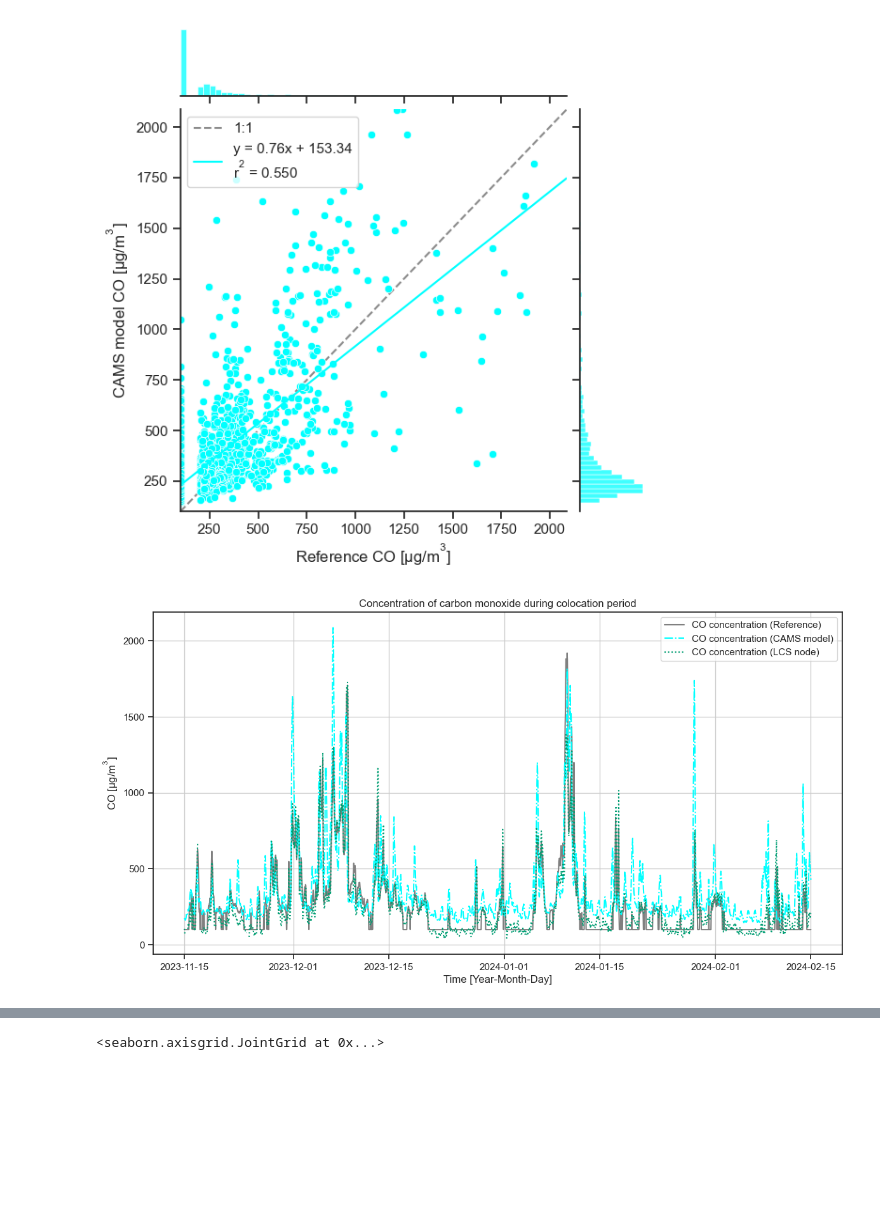
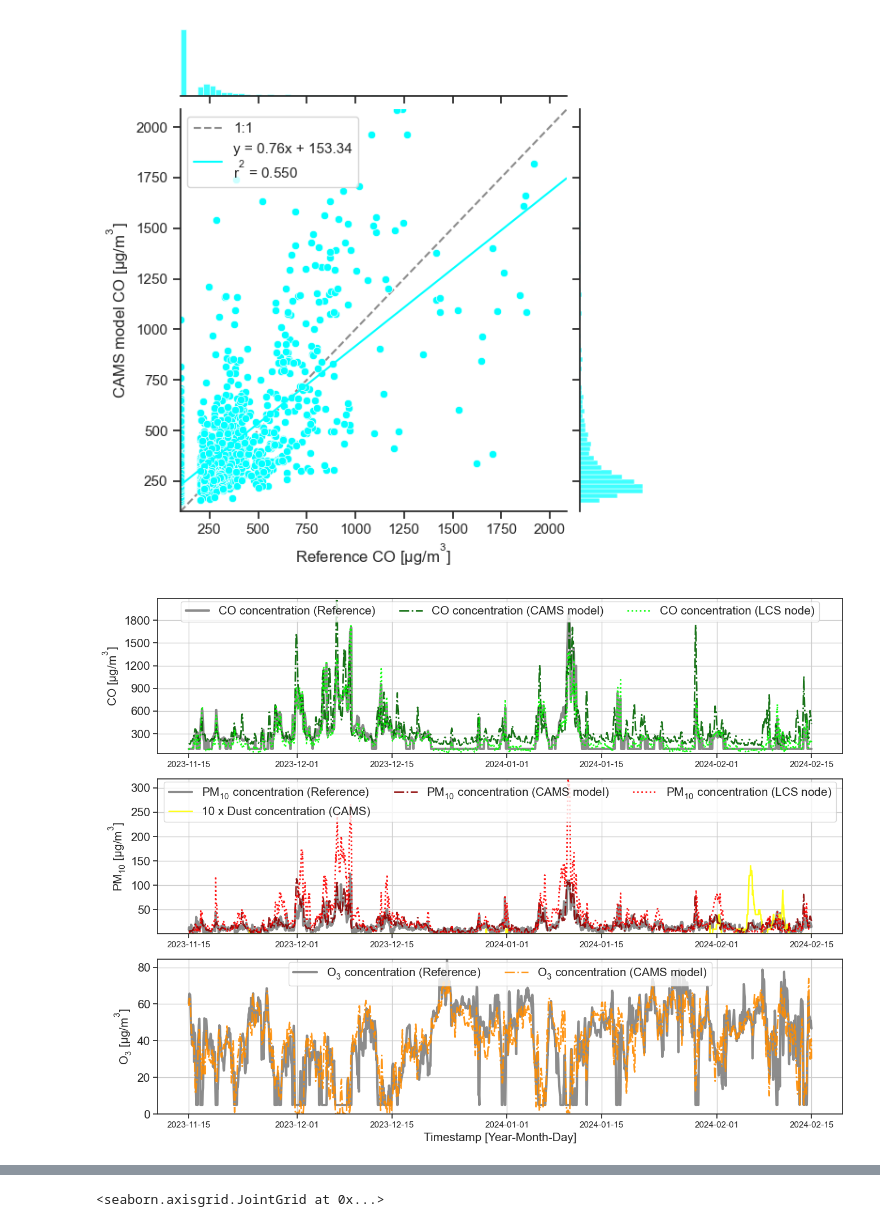
Before and after one commit to vn-hub/koloka, a Jupyter notebook: Eval1&2_winter.ipynb, the cells around one changed output, grey strips where cells are left out. Cells and saved outputs as stored; diff of their text form; code cells hidden in the pictures; blank space fills up the shorter version.

Commit message:
Data in subplots
Postprocessing of timeseries data into print-ready subplot

```diff
--- a/Eval1&2_winter.ipynb
+++ b/Eval1&2_winter.ipynb
@@ -373,19 +373,63 @@ co.set_axis_labels(xlabel="Reference $CO$ [$µg/m^{3}$]", ylabel="CAMS model $CO
 # %% [output]
 <seaborn.axisgrid.JointGrid at 0x...>
 [figure]
-# %%
-# Plotting
-plt.figure(figsize=(14, 7))
-
-plt.plot(df['GMT'], df['CO [ug/m3]'],  color="grey",label='CO concentration (Reference)')
-plt.plot(df['GMT'], df['carbon_monoxide (μg/m³)'], color="cyan", linestyle="dashdot", label='CO concentration (CAMS model)')
-plt.plot(df['GMT'], df['CO'], color="g", linestyle="dotted", label='CO concentration (LCS node)')
-
-plt.title('Concentration of carbon monoxide during colocation period')
-plt.xlabel('Time [Year-Month-Day]')
-plt.ylabel('CO [$µg/m^3$]')
-plt.legend()
-plt.grid(True)
-plt.show()
-# %% [output]
-[figure, removed]
+# %%
+import matplotlib.ticker as ticker
+import matplotlib.pyplot as plt
+
+# Create a figure and a set of subplots with adjusted height
+fig, axs = plt.subplots(3, 1, figsize=(14, 10))  # 4 rows, 1 column, reduced height
+
+# Define the y-axis limits for CO
+y_min = min(df['CO [ug/m3]'].min(), df['carbon_monoxide (μg/m³)'].min(), df['CO'].min())
+y_max = max(df['CO [ug/m3]'].max(), df['carbon_monoxide (μg/m³)'].max(), df['CO'].max())
+
+# First subplot
+axs[0].plot(df['GMT'], df['CO [ug/m3]'], color="grey", linestyle="solid", linewidth=3, alpha=0.9, label='CO concentration (Reference)')
+axs[0].plot(df['GMT'], df['carbon_monoxide (μg/m³)'], color="darkgreen", linestyle="dashdot", linewidth=2, alpha=0.9, label='CO concentration (CAMS model)')
+axs[0].plot(df['GMT'], df['CO'], color="lime", linestyle="dotted", linewidth=2, alpha=0.9,  label='CO concentration (LCS node)')
+axs[0].set_ylabel('CO [$µg/m^3$]', fontsize=15)
+axs[0].grid(True)
+axs[0].set_ylim(y_min, y_max)
+axs[0].yaxis.set_major_locator(ticker.MultipleLocator(300))  # Adjust interval as needed
+axs[0].tick_params(axis='y', labelsize=15)
+axs[0].legend(loc='upper center', bbox_to_anchor=(0.5, 1.02 * y_max / y_max), ncol=3, fontsize=15)
+
+# Define the y-axis limits for PM10
+y_min = min(df['PM10 [ug/m3]'].min(), df['pm10 (μg/m³)'].min(), df['PM_10_y'].min())
+y_max = max(df['PM10 [ug/m3]'].max(), df['pm10 (μg/m³)'].max(), df['PM_10_y'].max())
+
+# Second subplot
+axs[1].plot(df['GMT'], df['PM10 [ug/m3]'], color="grey", linestyle="solid", linewidth=3, alpha=0.9, label='$PM_{10}$ concentration (Reference)')
+axs[1].plot(df['GMT'], df['dust (μg/m³)']*10, color="yellow", linestyle="solid", linewidth=2, alpha=0.9, label='10 x Dust concentration (CAMS)')
+axs[1].plot(df['GMT'], df['pm10 (μg/m³)'], color="darkred", linestyle="dashdot", linewidth=2, alpha=0.9, label='$PM_{10}$ concentration (CAMS model)')
+axs[1].plot(df['GMT'], df['PM_10_y'], color="red", linestyle="dotted", linewidth=2, alpha=0.9,  label='$PM_{10}$ concentration (LCS node)')
+axs[1].set_ylabel('$PM_{10}$ [$µg/m^3$]', fontsize=15)
+axs[1].grid(True)
+axs[1].set_ylim(y_min, y_max)
+axs[1].yaxis.set_major_locator(ticker.MultipleLocator(50))  # Adjust interval as needed
+axs[1].tick_params(axis='y', labelsize=15)
+axs[1].legend(loc='upper center', bbox_to_anchor=(0.5, 1.02 * y_max / y_max), ncol=3, fontsize=15)
+
+# Define the y-axis limits for O3
+y_min = min(df['O3 [ug/m3]'].min(), df['ozone (μg/m³)'].min())
+y_max = max(df['O3 [ug/m3]'].max(), df['ozone (μg/m³)'].max())
+
+# Fourth subplot
+axs[2].plot(df['GMT'], df['O3 [ug/m3]'], color="grey", linestyle="solid", linewidth=3, alpha=0.9, label='$O_3$ concentration (Reference)')
+axs[2].plot(df['GMT'], df['ozone (μg/m³)'], color="darkorange", linestyle="dashdot", linewidth=2, alpha=0.9, label='$O_3$ concentration (CAMS model)')
+axs[2].set_ylabel('$O_3$ [$µg/m^3$]', fontsize=15)
+axs[2].set_xlabel('Timestamp [Year-Month-Day]', fontsize=15)
+axs[2].grid(True)
+axs[2].set_ylim(y_min, y_max)
+axs[2].yaxis.set_major_locator(ticker.MultipleLocator(20))  # Adjust interval as needed
+axs[2].tick_params(axis='y', labelsize=15)
+axs[2].legend(loc='upper center', bbox_to_anchor=(0.5, 1.02 * y_max / y_max), ncol=3, fontsize=15)
+
+# Adjust layout to prevent overlap
+plt.tight_layout()
+
+# Show the plot
+plt.show()
+# %% [output]
+[figure, added]
```
Also changed, not shown: parts of 2 cells of this notebook, 1 other file.
